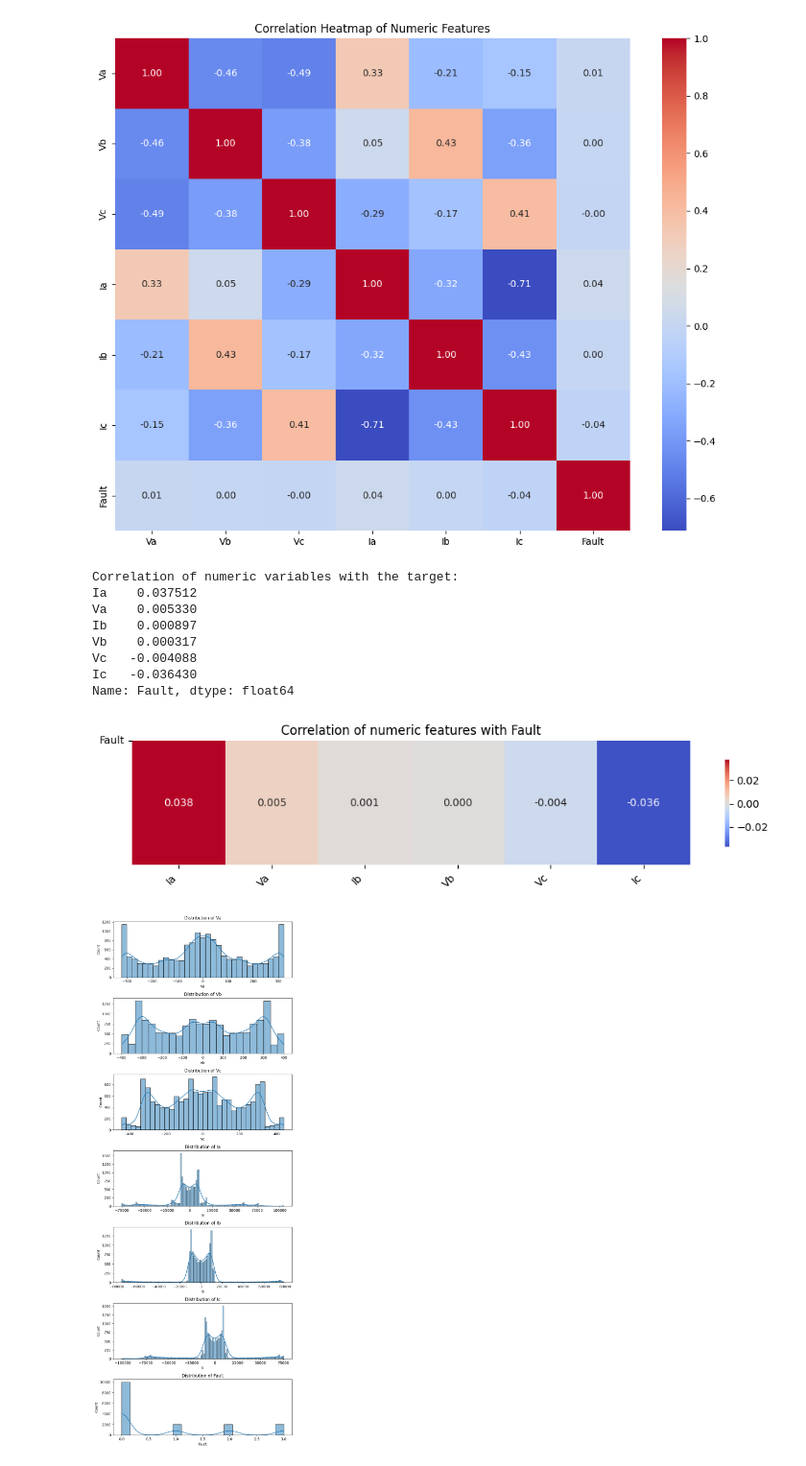
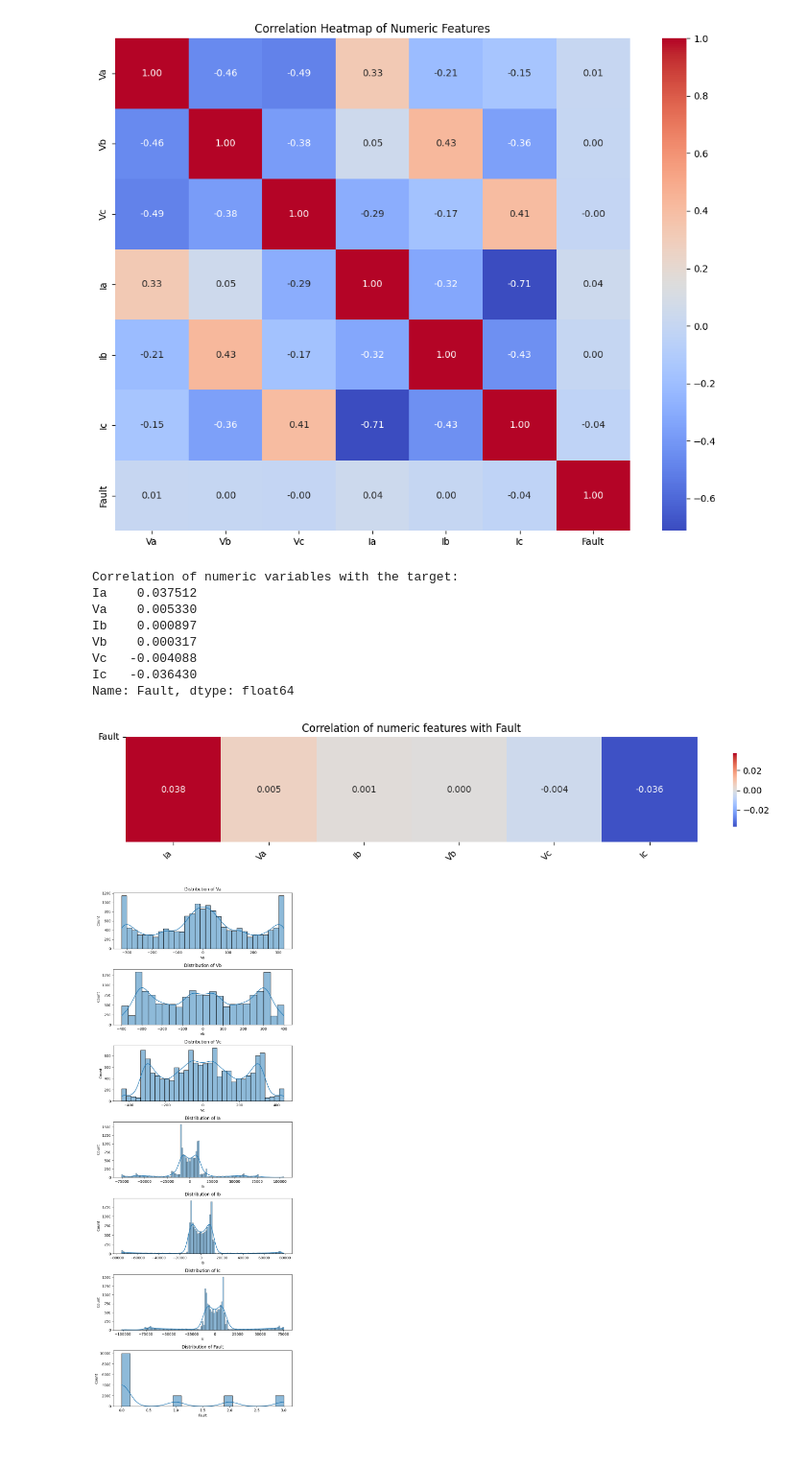
Before and after one commit to KudoroEsther/Machine_Learning_Projects, a Jupyter notebook: Fault_Analysis/fault_analysis - Copy.ipynb, the cells around one changed output. Shown at 96% size. Drawn from its saved outputs; the diff is of its cells as text; code cells hidden in the pictures.

Commit message:
fault

```diff
--- a/Fault_Analysis/fault_analysis - Copy.ipynb
+++ b/Fault_Analysis/fault_analysis - Copy.ipynb
@@ -31,16 +31,16 @@ from sklearn.inspection import permutation_importance
 ## Data Loading and Overview
 # %%
 
-# url = r"C:\Users\owner\OneDrive\Desktop\ML_projects\Fault_Analysis\merged_dataset.csv"
+url = r"C:\Users\owner\OneDrive\Desktop\ML_projects\Fault_Analysis\merged_dataset.csv"
 
-url = r"C:\Users\ncc333\Desktop\ML_projects\Fault_Analysis\merged_dataset.csv"
+# url = r"C:\Users\ncc333\Desktop\ML_projects\Fault_Analysis\merged_dataset.csv"
 def load_data(url):
     df = pd.read_csv(url, sep=",")
     return df
 # %%
-df = load_data(url)
+dff = load_data(url)
 # %%
-df = df.copy()
+df = dff.copy()
 # %%
 df.head()
 # %% [output]
@@ -145,35 +146,35 @@ def corr_with_target(df, target):
 
     # Print results
     print("\nCorrelation of numeric variables with the target:")
     print(corr_with_target)
 
     corrs_df = corr_with_target.to_frame(name = 'corr').T #Shape (1, n)
 
     #Heatmap
-    plt.figure(figsize=(10,2.5))
+    plt.figure(figsize=(12,2.5))
     sns.heatmap(corrs_df, annot=True, fmt = ".3f",cmap="coolwarm",center = 0,
         # vmin = -1,
         # vmax = 1,
         cbar_kws = {'orientation': 'vertical', 'shrink': 0.7}
     )
 
     plt.xticks(rotation= 45, ha = 'right')
     plt.yticks([0], [target], rotation= 0)
     plt.title(f"Correlation of numeric features with {target}", fontsize=12)
     plt.tight_layout()
     plt.show()
 
 corr_with_target(df, 'Fault')
 # %% [output]
 Correlation of numeric variables with the target:
 Ia    0.037512
 Va    0.005330
 Ib    0.000897
 Vb    0.000317
 Vc   -0.004088
 Ic   -0.036430
 Name: Fault, dtype: float64
-[figure, old version]
+[figure, new version]
 # %%
 # Plot histograms for each column using seaborn's histplot
 def histogram(features = num_features):
```
Also changed, not shown: parts of 14 cells of this notebook.
